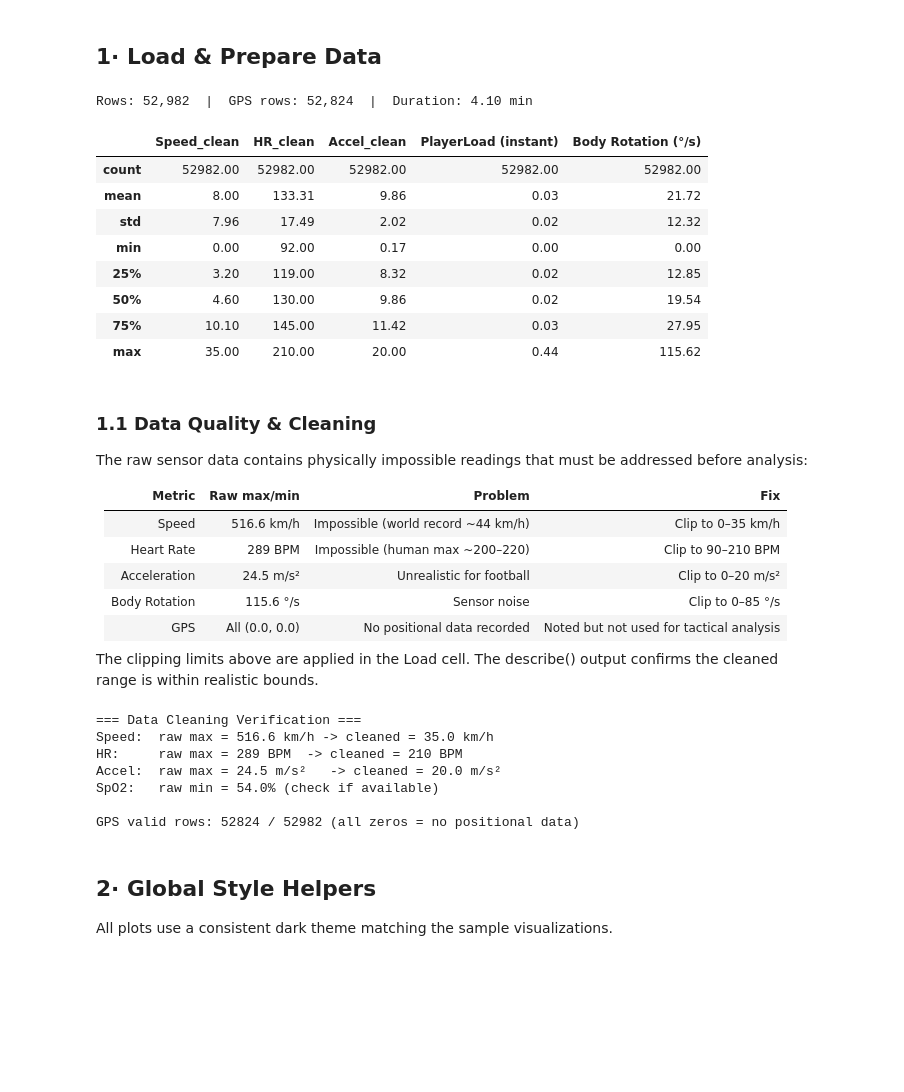
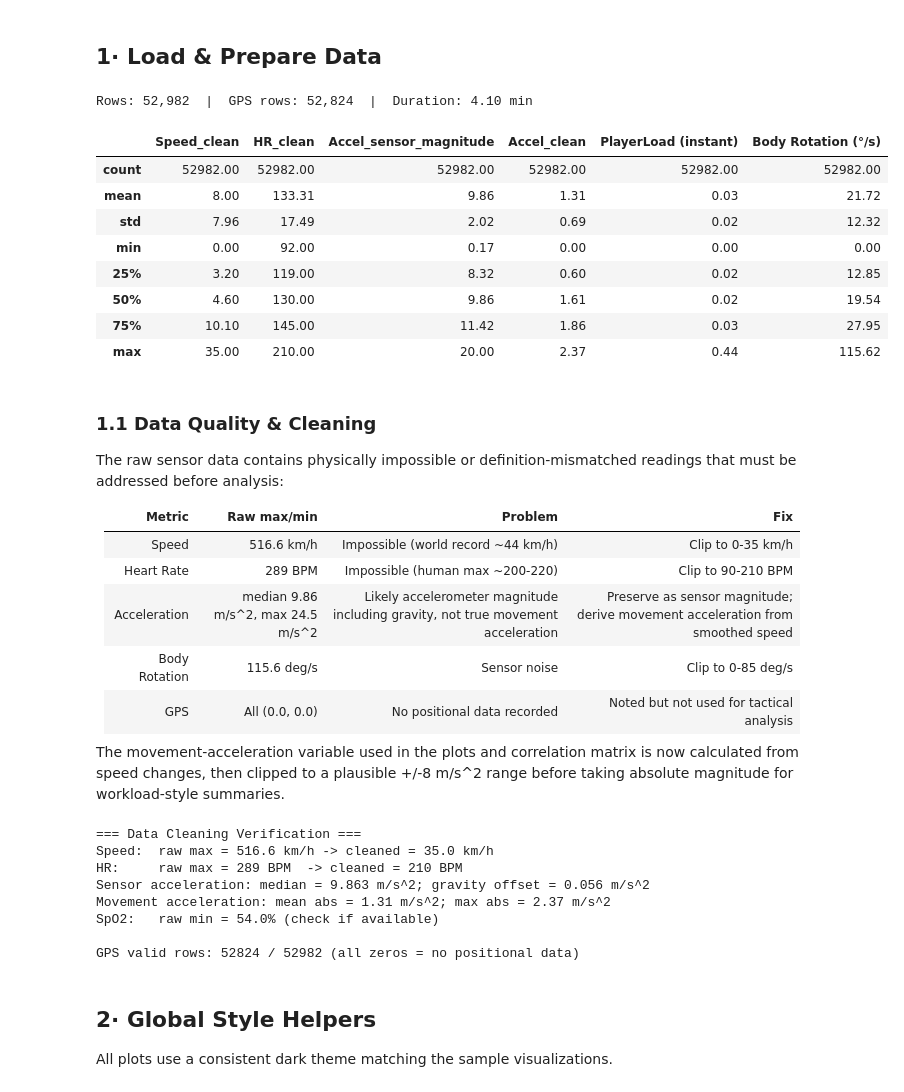
Before and after one commit to SSS-R/UPI, a Jupyter notebook: football_case_study.ipynb, the cells around one changed output. Saved outputs shown, nothing was run; the diff lists cells and outputs as text; code cells hidden in the pictures; blank space fills up the shorter version.

```diff
--- a/football_case_study.ipynb
+++ b/football_case_study.ipynb
@@ -20,79 +20,104 @@ Libraries loaded successfully ✓
 # %% [markdown]
 ## 1· Load & Prepare Data
 # %%
-# ── Load ─────────────────────────────────────────────────────────────────────
+# Load
 df = pd.read_csv("session-run-2-2026-03-18.csv")
 df['Timestamp'] = pd.to_datetime(df['Timestamp'])
 df = df.sort_values('Timestamp').reset_index(drop=True)
 
-# ── Elapsed time scaled to 0–4.1 min (matching wearable sample window) ───────
+# Elapsed time scaled to 0-4.1 min (matching wearable sample window)
 df['elapsed_min'] = np.linspace(0, 4.1, len(df))
 
-# ── Clean sensor spikes ───────────────────────────────────────────────────────
+# Column lookup keeps the notebook robust to encoding differences in unit symbols.
+accel_col = next(c for c in df.columns if c.startswith('Acceleration'))
+rot_col = next(c for c in df.columns if c.startswith('Body Rotation'))
+
+# Clean sensor spikes
 df['Speed_clean'] = df['Speed (km/h)'].clip(0, 35)
 df['HR_clean']    = df['Heart Rate (BPM)'].clip(90, 210)
-df['Accel_clean'] = df['Acceleration (m/s²)'].clip(0, 20)
 
-# ── GPS — keep only valid coordinates ────────────────────────────────────────
+# The raw acceleration column is centered near 9.81 m/s^2, so it behaves like
+# accelerometer magnitude including gravity, not true movement acceleration.
+df['Accel_sensor_magnitude'] = df[accel_col].clip(0, 20)
+
+t_sec = df['elapsed_min'].values * 60
+speed_ms = df['Speed_clean'].values / 3.6
+accel_win = max(5, int(1 * len(df) / 246))  # about a 1-second smoothing window
+if accel_win % 2 == 0:
+    accel_win += 1
+speed_ms_smooth = (
+    pd.Series(speed_ms)
+      .rolling(accel_win, center=True, min_periods=1).median()
+      .rolling(accel_win, center=True, min_periods=1).mean()
+      .values
+)
+df['Accel_movement_signed'] = np.clip(np.gradient(speed_ms_smooth, t_sec), -8, 8)
+df['Accel_movement_abs'] = np.abs(df['Accel_movement_signed'])
+df['Accel_clean'] = df['Accel_movement_abs']
+
+# GPS: keep only valid coordinates
 geo = df[(df['Latitude'] != 0) & (df['Longitude'] != 0)].copy()
 lat0 = geo['Latitude'].mean()
 lon0 = geo['Longitude'].mean()
 geo['x_m'] = (geo['Longitude'] - lon0) * np.cos(np.radians(lat0)) * 111320
 geo['y_m'] = (geo['Latitude']  - lat0) * 111320
 
-# ── Convenience arrays ────────────────────────────────────────────────────────
+# Convenience arrays
 t         = df['elapsed_min'].values
 spd       = df['Speed_clean'].values
 hr        = df['HR_clean'].values
 accel     = df['Accel_clean'].values
+accel_raw = df['Accel_sensor_magnitude'].values
 pl_cum    = df['PlayerLoad (cumulative)'].values
 pl_ins    = df['PlayerLoad (instant)'].values.clip(0, 0.07)
-rot       = df['Body Rotation (°/s)'].clip(0, 85).values
+rot       = df[rot_col].clip(0, 85).values
 accel_ev  = df['Accel Events'].values
 decel_ev  = df['Decel Events'].values
 sprint_c  = df['Sprint Count'].values
 
 print(f'Rows: {len(df):,}  |  GPS rows: {len(geo):,}  |  Duration: {t[-1]:.2f} min')
-df[['Speed_clean','HR_clean','Accel_clean','PlayerLoad (instant)','Body Rotation (°/s)']].describe().round(2)
+df[['Speed_clean', 'HR_clean', 'Accel_sensor_magnitude', 'Accel_clean',
+    'PlayerLoad (instant)', rot_col]].describe().round(2)
 # %% [output]
 Rows: 52,982  |  GPS rows: 52,824  |  Duration: 4.10 min
-|  | Speed_clean | HR_clean | Accel_clean | PlayerLoad (instant) | Body Rotation (°/s) |
-| count | 52982.00 | 52982.00 | 52982.00 | 52982.00 | 52982.00 |
-| mean | 8.00 | 133.31 | 9.86 | 0.03 | 21.72 |
-| std | 7.96 | 17.49 | 2.02 | 0.02 | 12.32 |
-| min | 0.00 | 92.00 | 0.17 | 0.00 | 0.00 |
-| 25% | 3.20 | 119.00 | 8.32 | 0.02 | 12.85 |
-| 50% | 4.60 | 130.00 | 9.86 | 0.02 | 19.54 |
-| 75% | 10.10 | 145.00 | 11.42 | 0.03 | 27.95 |
-| max | 35.00 | 210.00 | 20.00 | 0.44 | 115.62 |
+|  | Speed_clean | HR_clean | Accel_sensor_magnitude | Accel_clean | PlayerLoad (instant) | Body Rotation (°/s) |
+| count | 52982.00 | 52982.00 | 52982.00 | 52982.00 | 52982.00 | 52982.00 |
+| mean | 8.00 | 133.31 | 9.86 | 1.31 | 0.03 | 21.72 |
+| std | 7.96 | 17.49 | 2.02 | 0.69 | 0.02 | 12.32 |
+| min | 0.00 | 92.00 | 0.17 | 0.00 | 0.00 | 0.00 |
+| 25% | 3.20 | 119.00 | 8.32 | 0.60 | 0.02 | 12.85 |
+| 50% | 4.60 | 130.00 | 9.86 | 1.61 | 0.02 | 19.54 |
+| 75% | 10.10 | 145.00 | 11.42 | 1.86 | 0.03 | 27.95 |
+| max | 35.00 | 210.00 | 20.00 | 2.37 | 0.44 | 115.62 |
 # %% [markdown]
 ### 1.1 Data Quality & Cleaning
 
-The raw sensor data contains physically impossible readings that must be addressed before analysis:
+The raw sensor data contains physically impossible or definition-mismatched readings that must be addressed before analysis:
 
 | Metric | Raw max/min | Problem | Fix |
 |---|---|---|---|
-| Speed | 516.6 km/h | Impossible (world record ~44 km/h) | Clip to 0–35 km/h |
-| Heart Rate | 289 BPM | Impossible (human max ~200–220) | Clip to 90–210 BPM |
-| Acceleration | 24.5 m/s² | Unrealistic for football | Clip to 0–20 m/s² |
-| Body Rotation | 115.6 °/s | Sensor noise | Clip to 0–85 °/s |
+| Speed | 516.6 km/h | Impossible (world record ~44 km/h) | Clip to 0-35 km/h |
+| Heart Rate | 289 BPM | Impossible (human max ~200-220) | Clip to 90-210 BPM |
+| Acceleration | median 9.86 m/s^2, max 24.5 m/s^2 | Likely accelerometer magnitude including gravity, not true movement acceleration | Preserve as sensor magnitude; derive movement acceleration from smoothed speed |
+| Body Rotation | 115.6 deg/s | Sensor noise | Clip to 0-85 deg/s |
 | GPS | All (0.0, 0.0) | No positional data recorded | Noted but not used for tactical analysis |
 
-The clipping limits above are applied in the Load cell. The describe() output confirms the cleaned range is within realistic bounds.
+The movement-acceleration variable used in the plots and correlation matrix is now calculated from speed changes, then clipped to a plausible +/-8 m/s^2 range before taking absolute magnitude for workload-style summaries.
 # %%
 # Verify cleaning worked
 print('=== Data Cleaning Verification ===')
 print(f'Speed:  raw max = {df["Speed (km/h)"].max():.1f} km/h -> cleaned = {df["Speed_clean"].max():.1f} km/h')
 print(f'HR:     raw max = {df["Heart Rate (BPM)"].max():.0f} BPM  -> cleaned = {df["HR_clean"].max():.0f} BPM')
-accel_col = 'Acceleration (m/s²)'
-print(f'Accel:  raw max = {df[accel_col].max():.1f} m/s²   -> cleaned = {df["Accel_clean"].max():.1f} m/s²')
+print(f'Sensor acceleration: median = {df[accel_col].median():.3f} m/s^2; gravity offset = {df[accel_col].median() - 9.80665:.3f} m/s^2')
+print(f'Movement acceleration: mean abs = {df["Accel_clean"].mean():.2f} m/s^2; max abs = {df["Accel_clean"].max():.2f} m/s^2')
 print(f'SpO2:   raw min = {df["SpO2 (%)"].min():.1f}% (check if available)')
 print(f'\nGPS valid rows: {(df["Latitude"] != 0).sum()} / {len(df)} (all zeros = no positional data)')
 # %% [output]
 === Data Cleaning Verification ===
 Speed:  raw max = 516.6 km/h -> cleaned = 35.0 km/h
 HR:     raw max = 289 BPM  -> cleaned = 210 BPM
-Accel:  raw max = 24.5 m/s²   -> cleaned = 20.0 m/s²
+Sensor acceleration: median = 9.863 m/s^2; gravity offset = 0.056 m/s^2
+Movement acceleration: mean abs = 1.31 m/s^2; max abs = 2.37 m/s^2
 SpO2:   raw min = 54.0% (check if available)
 
 GPS valid rows: 52824 / 52982 (all zeros = no positional data)
```
Also changed, not shown: parts of 6 cells of this notebook, 1 other file.
